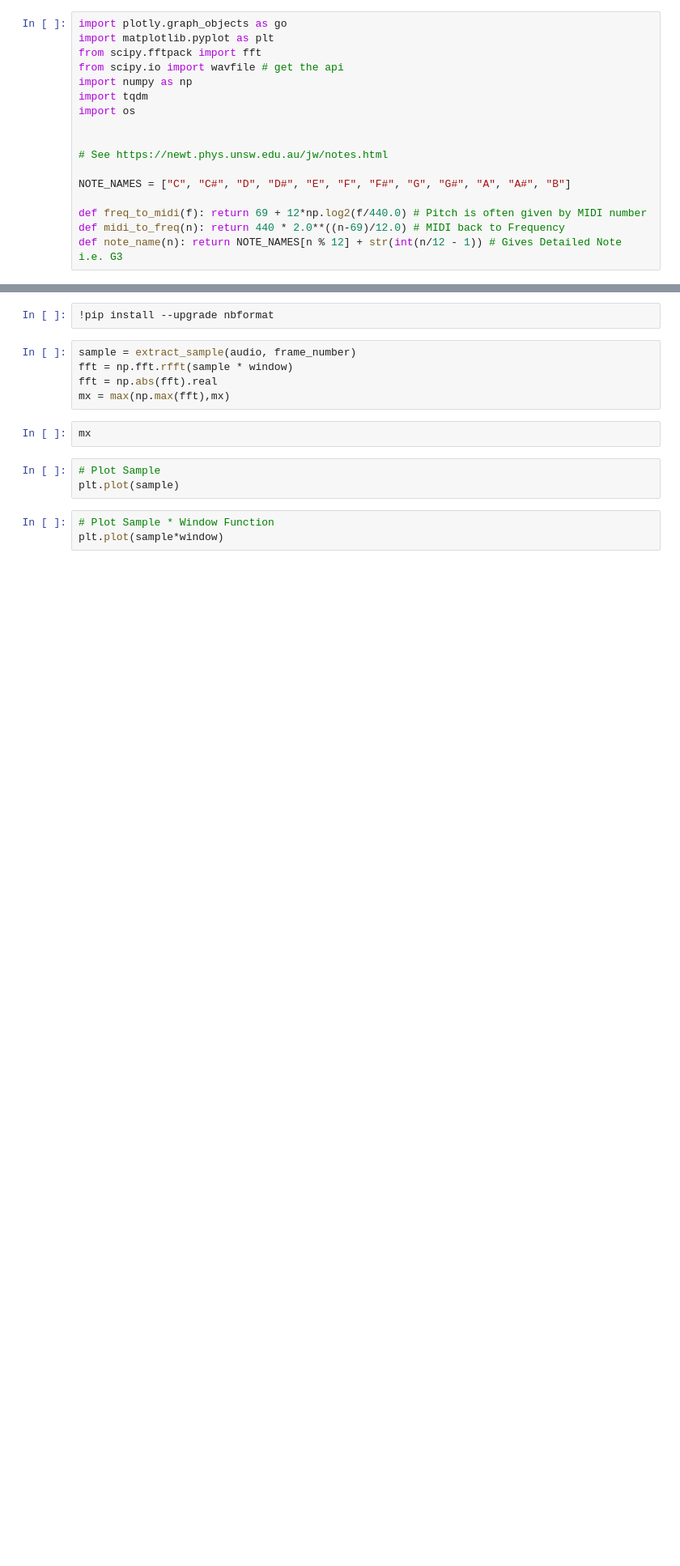
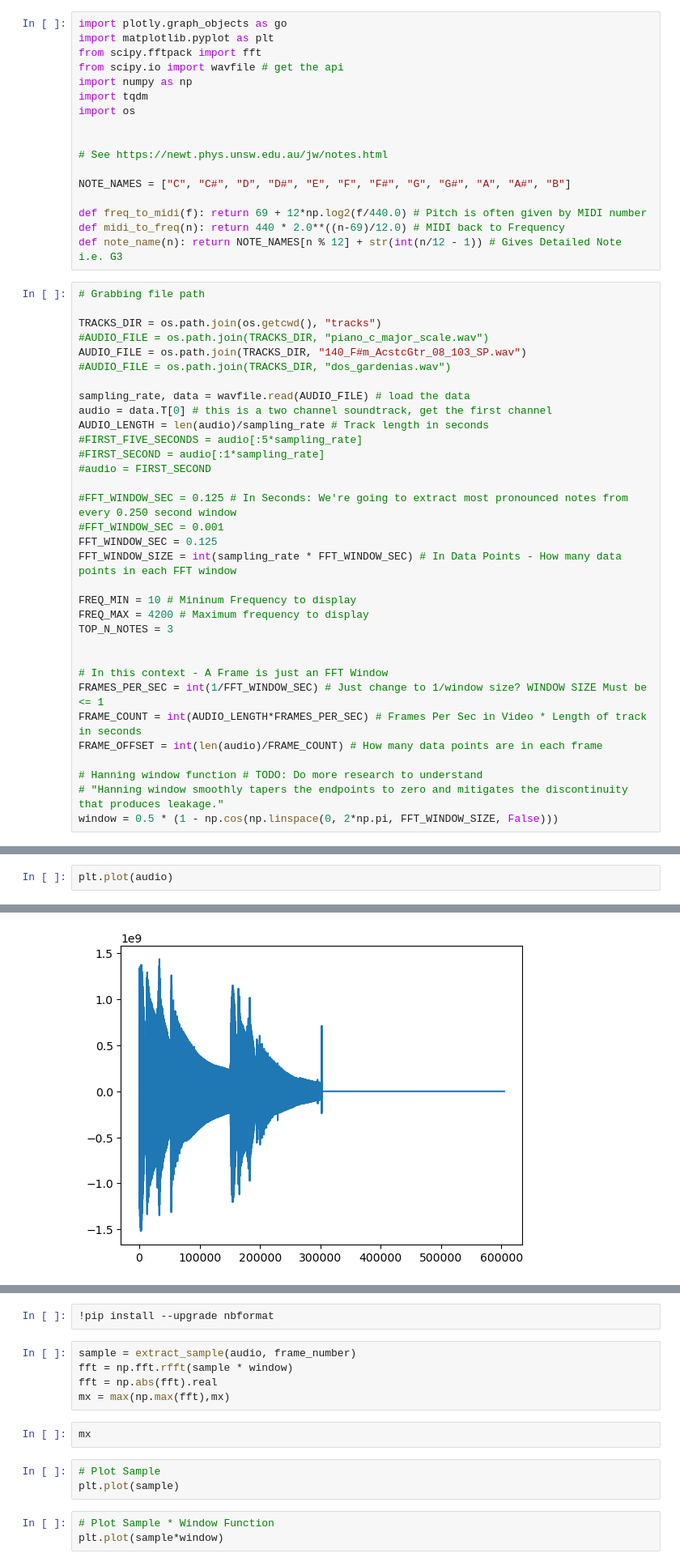
Before and after one commit to ivan-sepulveda/music-fourier-transforms, a Jupyter notebook: Extract Notes & Keys V1.ipynb, the cells around one changed output, grey strips where cells are left out. Shown at 81% size. Drawn from its saved outputs; the diff is of its cells as text; blank space fills up the shorter version.

```diff
--- a/Extract Notes & Keys V1.ipynb
+++ b/Extract Notes & Keys V1.ipynb
@@ -15,4 +15,37 @@ NOTE_NAMES = ["C", "C#", "D", "D#", "E", "F", "F#", "G", "G#", "A", "A#", "B"]
 def freq_to_midi(f): return 69 + 12*np.log2(f/440.0) # Pitch is often given by MIDI number
 def midi_to_freq(n): return 440 * 2.0**((n-69)/12.0) # MIDI back to Frequency
 def note_name(n): return NOTE_NAMES[n % 12] + str(int(n/12 - 1)) # Gives Detailed Note i.e. G3
+# %%
+# Grabbing file path
+
+TRACKS_DIR = os.path.join(os.getcwd(), "tracks")
+#AUDIO_FILE = os.path.join(TRACKS_DIR, "piano_c_major_scale.wav")
+AUDIO_FILE = os.path.join(TRACKS_DIR, "140_F#m_AcstcGtr_08_103_SP.wav")
+#AUDIO_FILE = os.path.join(TRACKS_DIR, "dos_gardenias.wav")
+
+sampling_rate, data = wavfile.read(AUDIO_FILE) # load the data
+audio = data.T[0] # this is a two channel soundtrack, get the first channel
+AUDIO_LENGTH = len(audio)/sampling_rate # Track length in seconds
+#FIRST_FIVE_SECONDS = audio[:5*sampling_rate]
+#FIRST_SECOND = audio[:1*sampling_rate]
+#audio = FIRST_SECOND
+
+#FFT_WINDOW_SEC = 0.125 # In Seconds: We're going to extract most pronounced notes from every 0.250 second window
+#FFT_WINDOW_SEC = 0.001
+FFT_WINDOW_SEC = 0.125
+FFT_WINDOW_SIZE = int(sampling_rate * FFT_WINDOW_SEC) # In Data Points - How many data points in each FFT window
+
+FREQ_MIN = 10 # Mininum Frequency to display
+FREQ_MAX = 4200 # Maximum frequency to display
+TOP_N_NOTES = 3
+
+
+# In this context - A Frame is just an FFT Window
+FRAMES_PER_SEC = int(1/FFT_WINDOW_SEC) # Just change to 1/window size? WINDOW SIZE Must be <= 1
+FRAME_COUNT = int(AUDIO_LENGTH*FRAMES_PER_SEC) # Frames Per Sec in Video * Length of track in seconds
+FRAME_OFFSET = int(len(audio)/FRAME_COUNT) # How many data points are in each frame
+
+# Hanning window function # TODO: Do more research to understand
+# "Hanning window smoothly tapers the endpoints to zero and mitigates the discontinuity that produces leakage."
+window = 0.5 * (1 - np.cos(np.linspace(0, 2*np.pi, FFT_WINDOW_SIZE, False)))
 # %%
@@ -100,0 +133,3 @@ RESOLUTION = (1920/2, 1080/2)
+# %%
+plt.plot(audio)
+# %% [output]
@@ -100,0 +137 @@ RESOLUTION = (1920/2, 1080/2)
+[figure, added]
```
Also changed, not shown: parts of 39 cells of this notebook.
